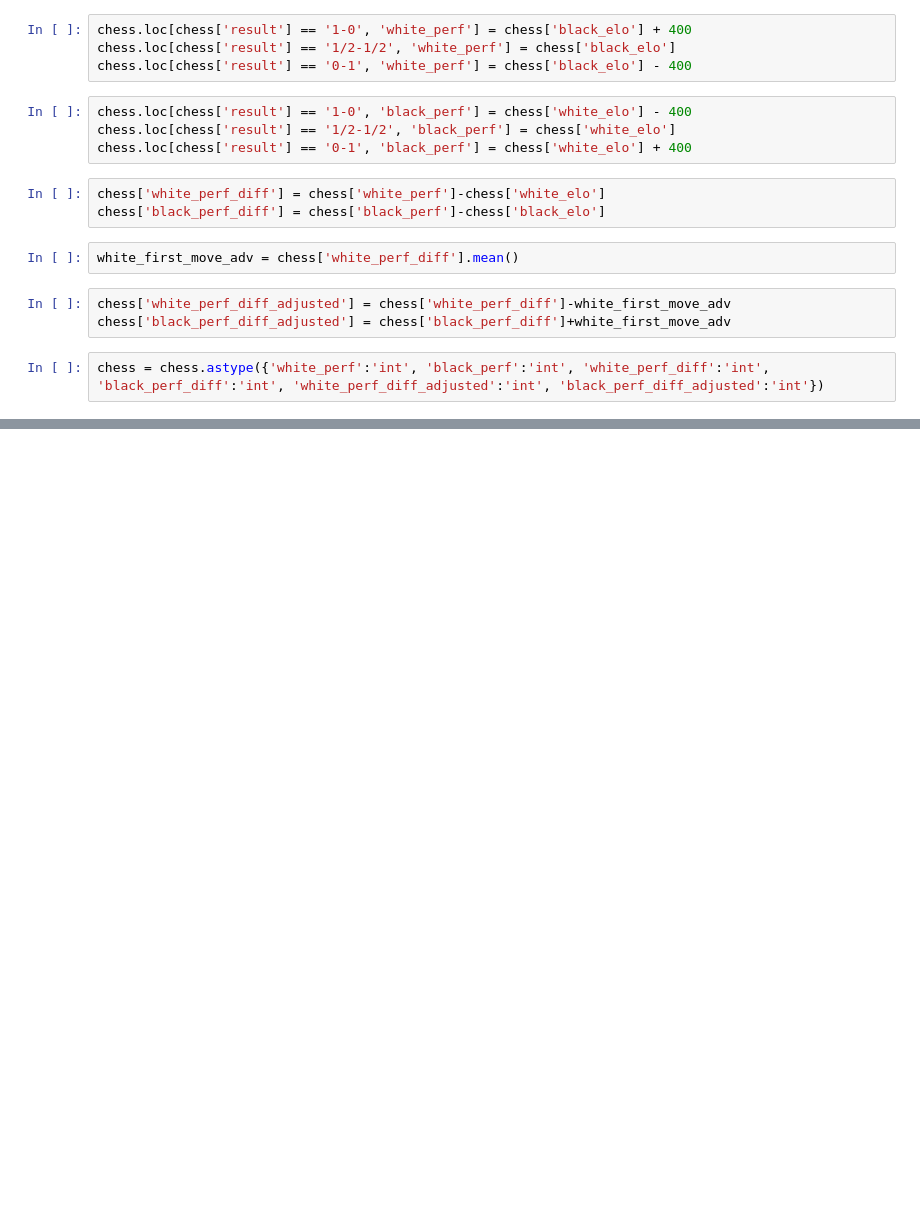
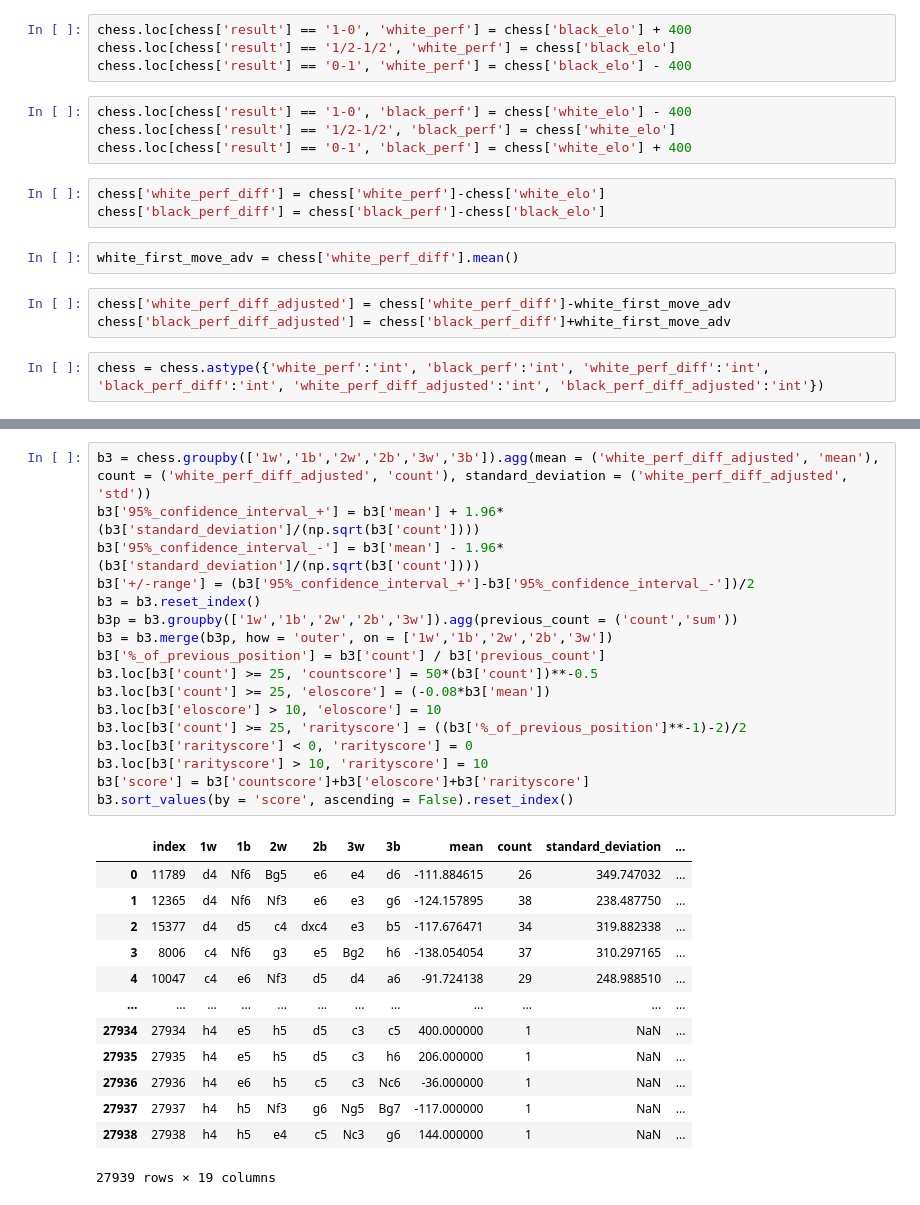
Before and after one commit to Elliot-Moore/Capstone, a Jupyter notebook: notebooks/Capstone_data_analysis.ipynb, the cells around one changed output, grey strips where cells are left out. Drawn from its saved outputs; the diff is of its cells as text; blank space fills up the shorter version.

```diff
--- a/notebooks/Capstone_data_analysis.ipynb
+++ b/notebooks/Capstone_data_analysis.ipynb
@@ -90,0 +207,31 @@ b1
+# %%
+b3 = chess.groupby(['1w','1b','2w','2b','3w','3b']).agg(mean = ('white_perf_diff_adjusted', 'mean'), count = ('white_perf_diff_adjusted', 'count'), standard_deviation = ('white_perf_diff_adjusted', 'std'))
+b3['95%_confidence_interval_+'] = b3['mean'] + 1.96*(b3['standard_deviation']/(np.sqrt(b3['count'])))
+b3['95%_confidence_interval_-'] = b3['mean'] - 1.96*(b3['standard_deviation']/(np.sqrt(b3['count'])))
+b3['+/-range'] = (b3['95%_confidence_interval_+']-b3['95%_confidence_interval_-'])/2
+b3 = b3.reset_index()
+b3p = b3.groupby(['1w','1b','2w','2b','3w']).agg(previous_count = ('count','sum'))
+b3 = b3.merge(b3p, how = 'outer', on = ['1w','1b','2w','2b','3w'])
+b3['%_of_previous_position'] = b3['count'] / b3['previous_count']
+b3.loc[b3['count'] >= 25, 'countscore'] = 50*(b3['count'])**-0.5
+b3.loc[b3['count'] >= 25, 'eloscore'] = (-0.08*b3['mean'])
+b3.loc[b3['eloscore'] > 10, 'eloscore'] = 10
+b3.loc[b3['count'] >= 25, 'rarityscore'] = ((b3['%_of_previous_position']**-1)-2)/2
+b3.loc[b3['rarityscore'] < 0, 'rarityscore'] = 0
+b3.loc[b3['rarityscore'] > 10, 'rarityscore'] = 10
+b3['score'] = b3['countscore']+b3['eloscore']+b3['rarityscore']
+b3.sort_values(by = 'score', ascending = False).reset_index()
+# %% [output]
+|  | index | 1w | 1b | 2w | 2b | 3w | 3b | mean | count | standard_deviation | ... |
+| 0 | 11789 | d4 | Nf6 | Bg5 | e6 | e4 | d6 | -111.884615 | 26 | 349.747032 | ... |
+| 1 | 12365 | d4 | Nf6 | Nf3 | e6 | e3 | g6 | -124.157895 | 38 | 238.487750 | ... |
+| 2 | 15377 | d4 | d5 | c4 | dxc4 | e3 | b5 | -117.676471 | 34 | 319.882338 | ... |
+| 3 | 8006 | c4 | Nf6 | g3 | e5 | Bg2 | h6 | -138.054054 | 37 | 310.297165 | ... |
+| 4 | 10047 | c4 | e6 | Nf3 | d5 | d4 | a6 | -91.724138 | 29 | 248.988510 | ... |
+| ... | ... | ... | ... | ... | ... | ... | ... | ... | ... | ... | ... |
+| 27934 | 27934 | h4 | e5 | h5 | d5 | c3 | c5 | 400.000000 | 1 | NaN | ... |
+| 27935 | 27935 | h4 | e5 | h5 | d5 | c3 | h6 | 206.000000 | 1 | NaN | ... |
+| 27936 | 27936 | h4 | e6 | h5 | c5 | c3 | Nc6 | -36.000000 | 1 | NaN | ... |
+| 27937 | 27937 | h4 | h5 | Nf3 | g6 | Ng5 | Bg7 | -117.000000 | 1 | NaN | ... |
+| 27938 | 27938 | h4 | h5 | e4 | c5 | Nc3 | g6 | 144.000000 | 1 | NaN | ... |
+27939 rows × 19 columns
```
Also changed, not shown: parts of 10 cells of this notebook, 2 other files.
